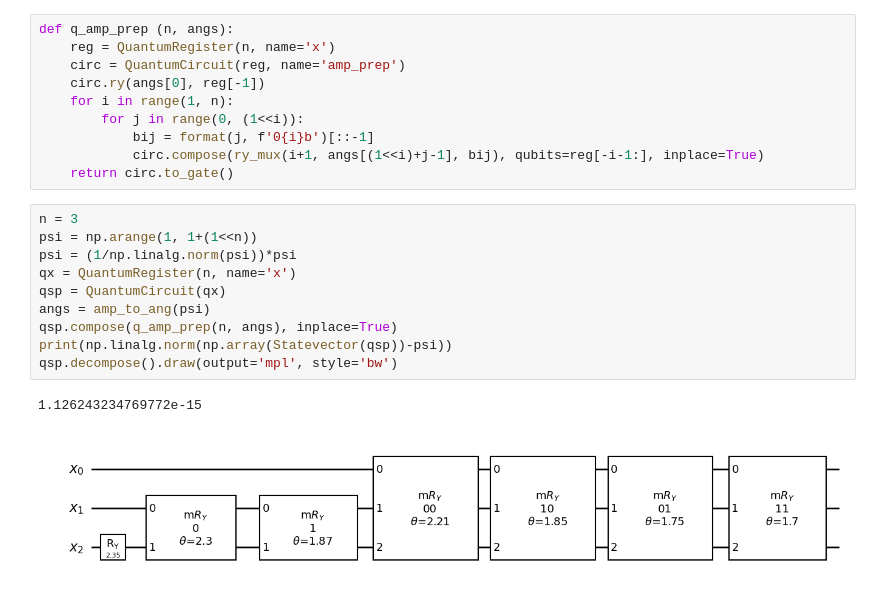
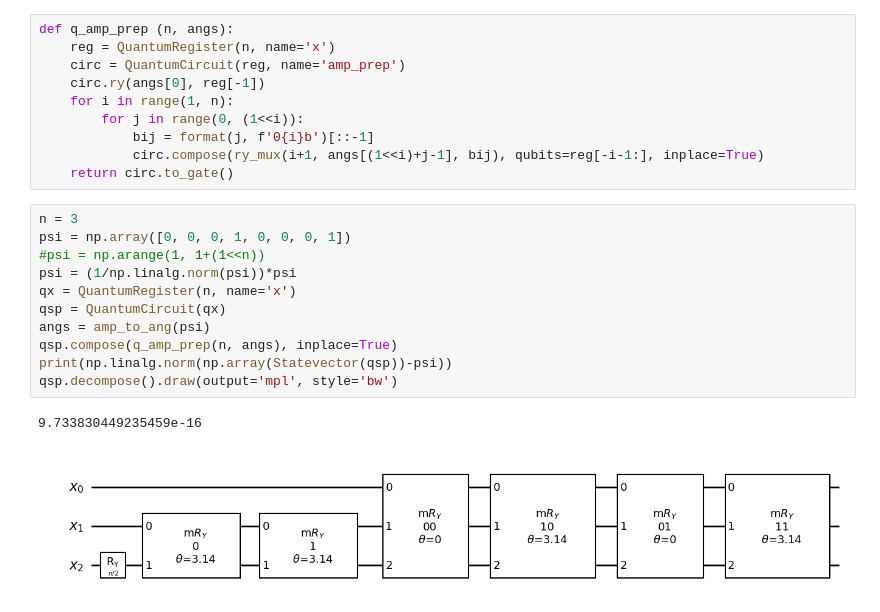
Before and after one commit to keshavdahiya/qc_bootcamp_project2_quantum_state_preparation, a Jupyter notebook: qc_mp2_main.ipynb, the cells around one changed output. Saved outputs shown, nothing was run; the diff lists cells and outputs as text.

```diff
--- a/qc_mp2_main.ipynb
+++ b/qc_mp2_main.ipynb
@@ -52,14 +52,15 @@ def q_amp_prep (n, angs):
     return circ.to_gate()
 # %%
 n = 3
-psi = np.arange(1, 1+(1<<n))
+psi = np.array([0, 0, 0, 1, 0, 0, 0, 1])
+#psi = np.arange(1, 1+(1<<n))
 psi = (1/np.linalg.norm(psi))*psi
 qx = QuantumRegister(n, name='x')
 qsp = QuantumCircuit(qx)
 angs = amp_to_ang(psi)
 qsp.compose(q_amp_prep(n, angs), inplace=True)
 print(np.linalg.norm(np.array(Statevector(qsp))-psi))
 qsp.decompose().draw(output='mpl', style='bw')
 # %% [output]
-1.126243234769772e-15
+9.733830449235459e-16
-[figure, old version]
+[figure, new version]
```
Also changed, not shown: parts of 7 cells of this notebook.
